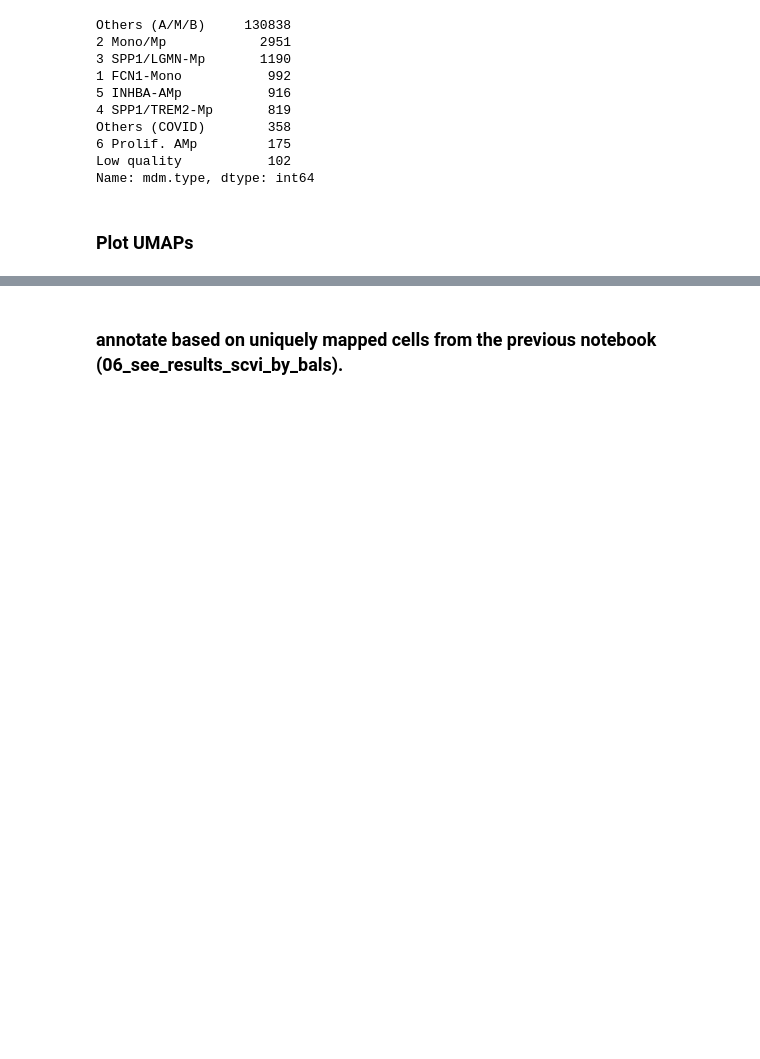
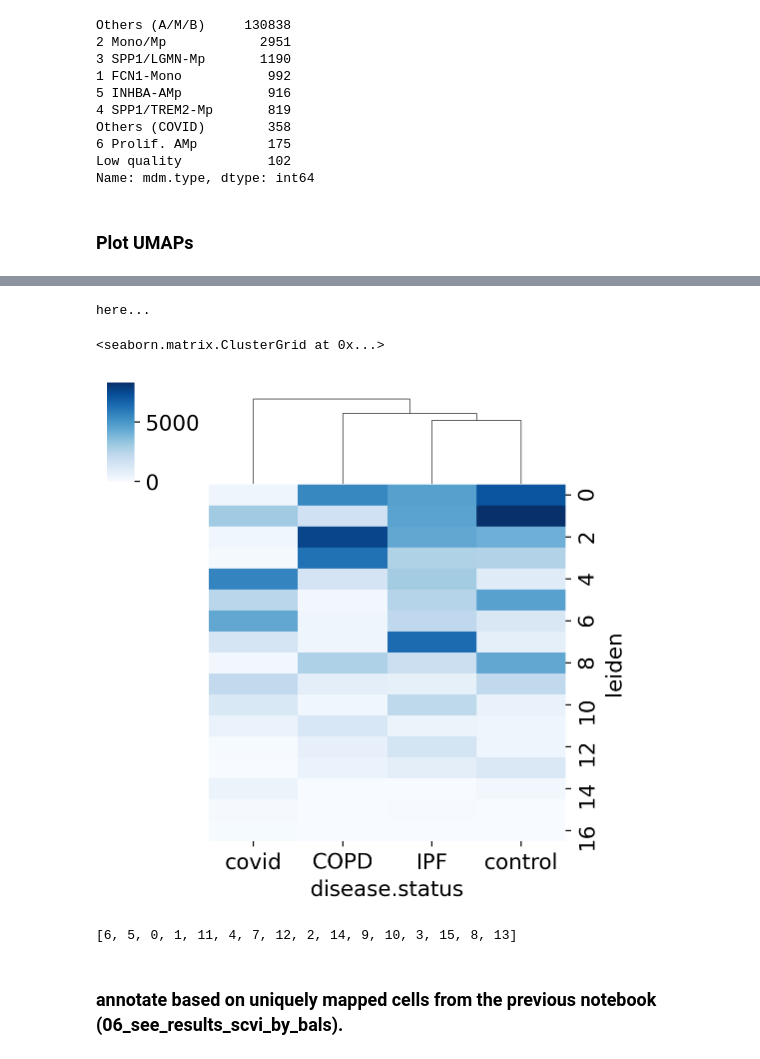
Before and after one commit to theislab/covid_macrophages_integration, a Jupyter notebook: notebooks/03_plot_umaps_after_integration_revision.ipynb, the cells around one changed output, grey strips where cells are left out. Cells and saved outputs as stored; diff of their text form; code cells hidden in the pictures; blank space fills up the shorter version.

```diff
--- a/notebooks/03_plot_umaps_after_integration_revision.ipynb
+++ b/notebooks/03_plot_umaps_after_integration_revision.ipynb
@@ -389,4 +429,11 @@ hm_others.reindex(order_leiden)
+# %%
+print('here...')
+# %% [output]
+here...
 # %%
-sns.clustermap(hm_others, row_cluster=False, cmap='Blues') #  annot=hm_others.fillna(0)) # fmt='')
+sns.clustermap(hm_others, row_cluster=False, cmap='Blues', figsize=[5, 5]) #  annot=hm_others.fillna(0)) # fmt='')
+# %% [output]
+<seaborn.matrix.ClusterGrid at 0x...>
+[figure, added]
 # %%
 hm_others.index = hm_others.index.astype(int)
@@ -398,4 +446,8 @@ plt.savefig('data/figures/heatmap_counts_per_condition_leiden_disease_status_mor
 plt.close()
+# %%
+order_leiden
+# %% [output]
+[6, 5, 0, 1, 11, 4, 7, 12, 2, 14, 9, 10, 3, 15, 8, 13]
 # %% [markdown]
 ### annotate based on uniquely mapped cells from the previous notebook (06_see_results_scvi_by_bals).
 # %%
```
Also changed, not shown: parts of 47 cells of this notebook, 5 other files.
